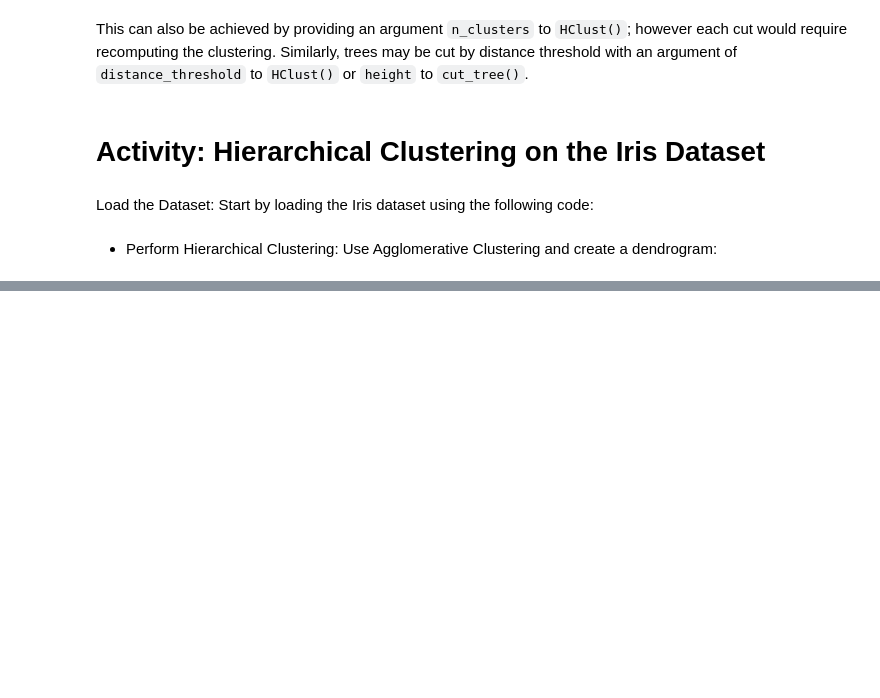
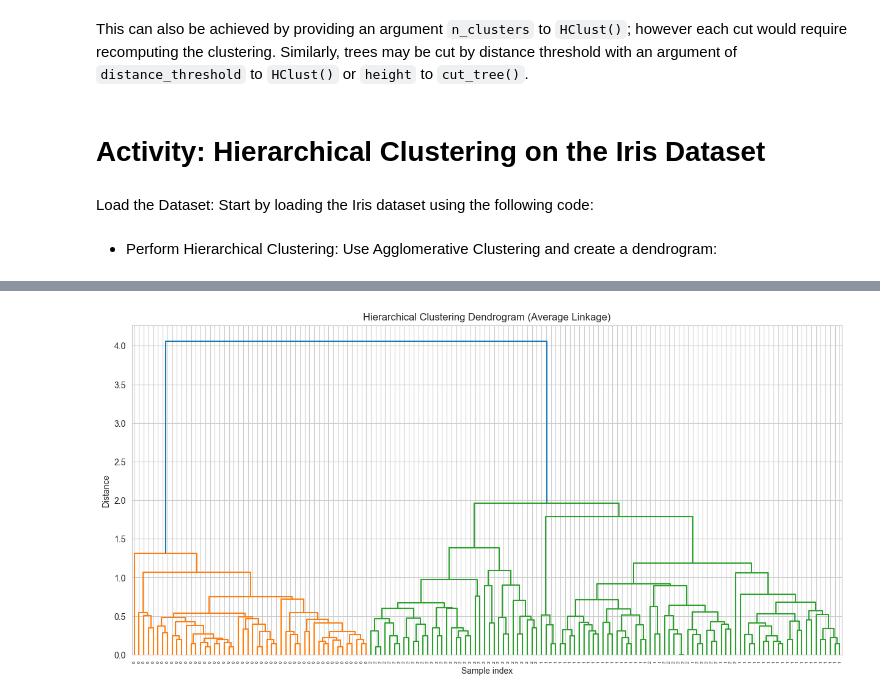
Before and after one commit to AIwaziri/Ai-305-LAB-ML, a Jupyter notebook: LAB11/K mean lab -WAZIRI.ipynb, the cells around one changed output, grey strips where cells are left out. Saved outputs shown, nothing was run; the diff lists cells and outputs as text; code cells hidden in the pictures; blank space fills up the shorter version.

```diff
--- a/LAB11/K mean lab -WAZIRI.ipynb
+++ b/LAB11/K mean lab -WAZIRI.ipynb
@@ -312,0 +367,10 @@ X = pd.DataFrame(iris.data, columns=iris.feature_names)
+# %%
+# Plot dendrogram
+plt.figure(figsize=(15, 7))
+dendrogram(Za, labels=iris.target)
+plt.title('Hierarchical Clustering Dendrogram (Average Linkage)')
+plt.xlabel('Sample index')
+plt.ylabel('Distance')
+plt.show()
+# %% [output]
+[figure, added]
```
Also changed, not shown: parts of 25 cells of this notebook.
